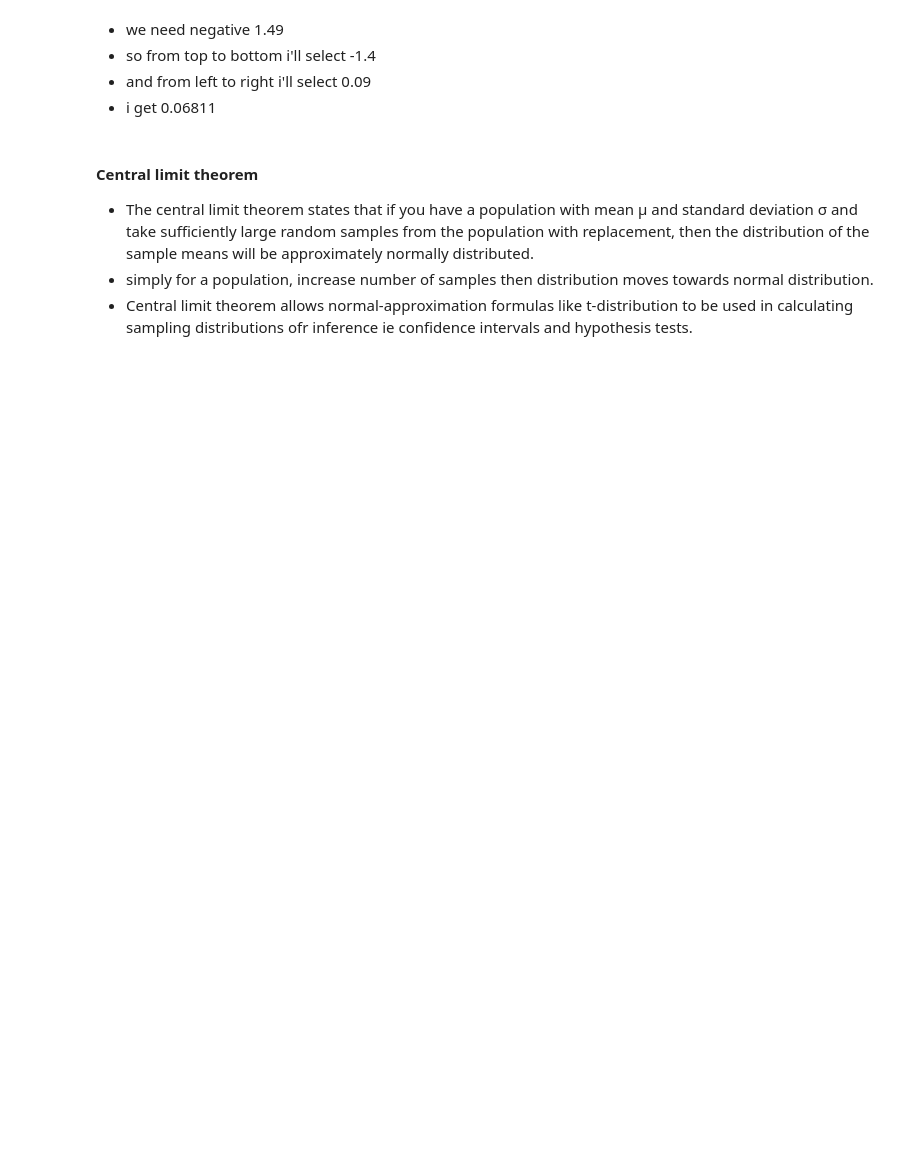
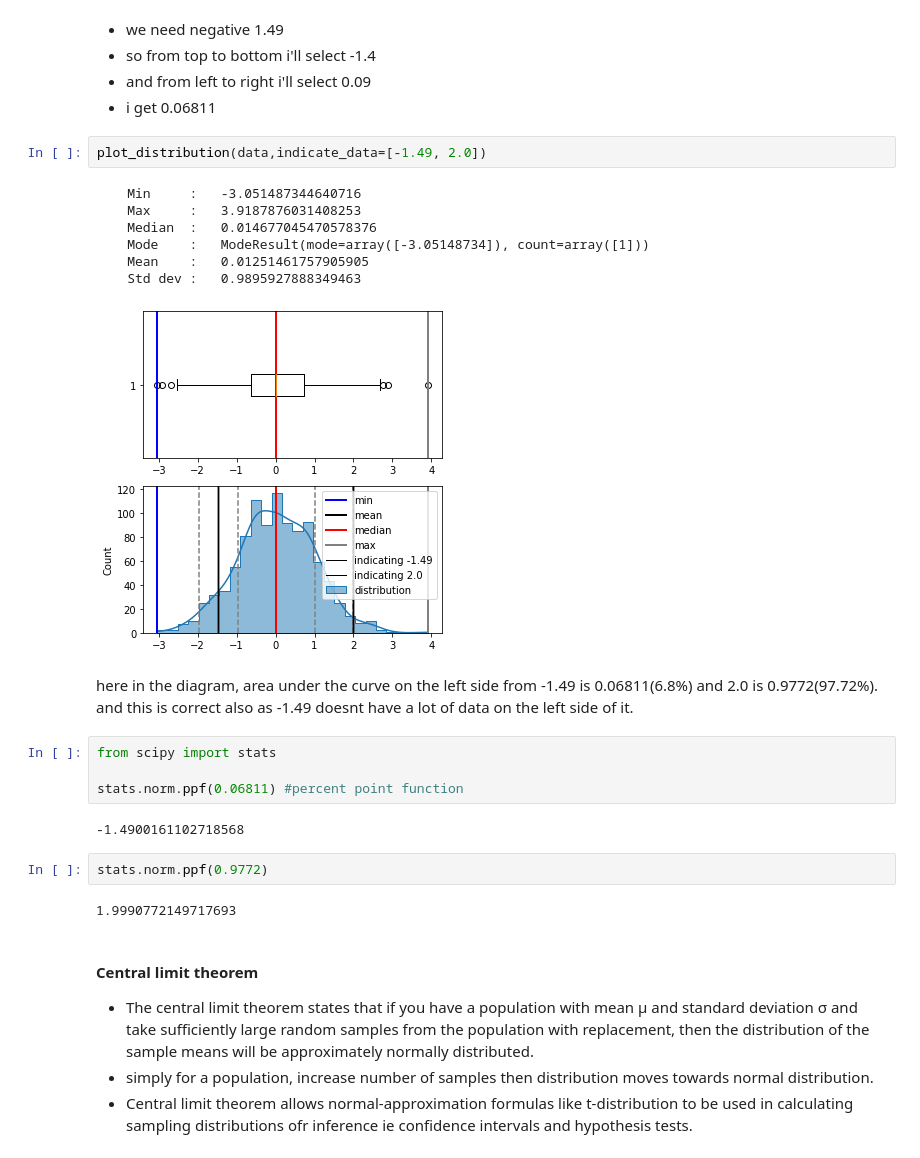
Before and after one commit to NishantBaheti/MachineLearningExploration, a Jupyter notebook: PracticalStatistics/Distributions.ipynb, the cells around one changed output. Drawn from its saved outputs; the diff is of its cells as text; blank space fills up the shorter version.

```diff
--- a/PracticalStatistics/Distributions.ipynb
+++ b/PracticalStatistics/Distributions.ipynb
@@ -461,6 +422,28 @@ plot_std_norm_distribution(bell_curve_data,60)
 - so from top to bottom i'll select -1.4
 - and from left to right i'll select 0.09
 - i get 0.06811
+# %%
+plot_distribution(data,indicate_data=[-1.49, 2.0])
+# %% [output]
+    Min     :   -3.051487344640716
+    Max     :   3.9187876031408253
+    Median  :   0.014677045470578376
+    Mode    :   ModeResult(mode=array([-3.05148734]), count=array([1]))
+    Mean    :   0.01251461757905905
+    Std dev :   0.9895927888349463
+[figure, added]
+# %% [markdown]
+here in the diagram, area under the curve on the left side from -1.49 is 0.06811(6.8%) and 2.0 is 0.9772(97.72%). and this is correct also as -1.49 doesnt have a lot of data on the left side of it.
+# %%
+from scipy import stats
+
+stats.norm.ppf(0.06811) #percent point function
+# %% [output]
+-1.4900161102718568
+# %%
+stats.norm.ppf(0.9772)
+# %% [output]
+1.9990772149717693
 # %% [markdown]
 #### Central limit theorem
 
```
Also changed, not shown: parts of 33 cells of this notebook, 1 other file.
